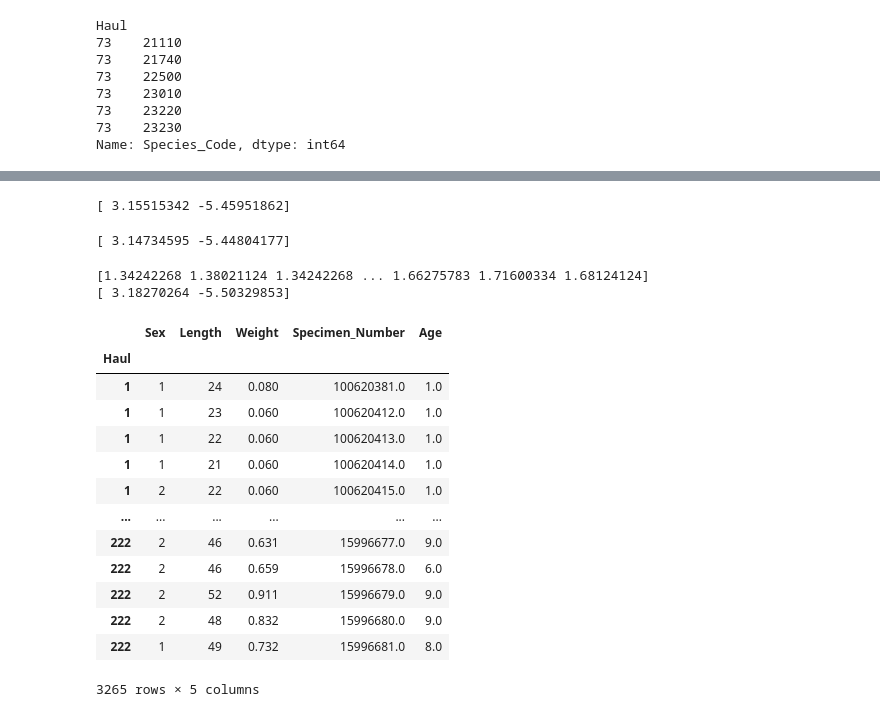
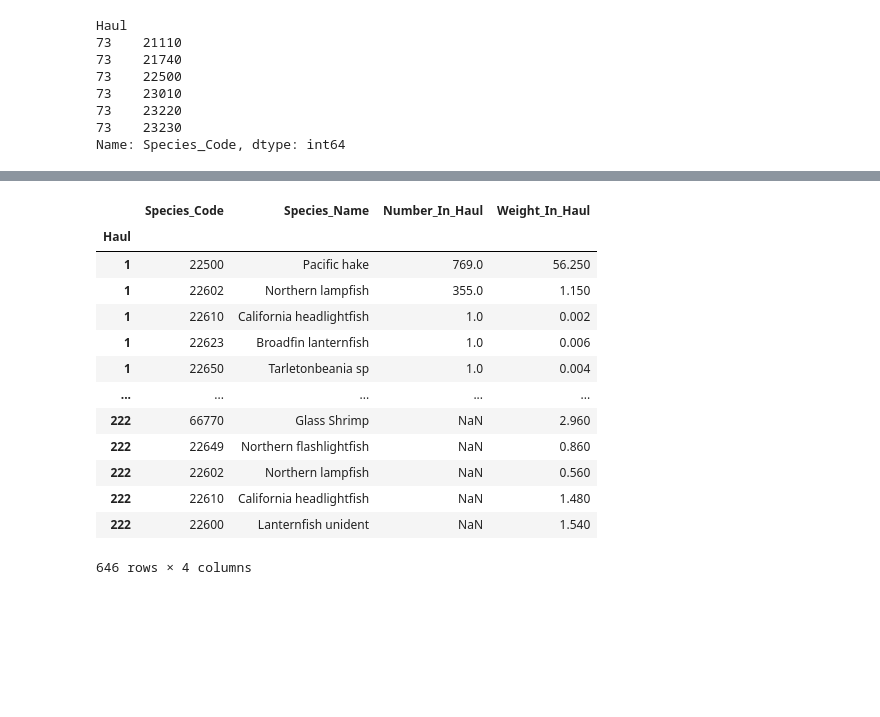
Before and after one commit to OSOceanAcoustics/echopop, a Jupyter notebook: proto_typing.ipynb, the cells around one changed output, grey strips where cells are left out. Cells and saved outputs as stored; diff of their text form; code cells hidden in the pictures; blank space fills up the shorter version.

Commit message:
add process length weight data and start working on constructing catch trawl output matrices

```diff
--- a/proto_typing.ipynb
+++ b/proto_typing.ipynb
@@ -9,7 +9,7 @@ epro_2019 = EchoPro(init_file_path='./config_files/initialization_config.yml',
                     source=3,
                     bio_data_type=1,
                     age_data_status=1,
-                    exclude_age1=False)
+                    exclude_age1=True)
 # %% [output]
 A check of the initialization file needs to be done!
 A check of the survey year file needs to be done!
@@ -153,62 +149,19 @@ epro_2019.specimen_df.head()
 # %%
 # specimen_ds = epro_2019.specimen_df.to_xarray()
-# %%
-
-# select the indices that do not have nan in either Length or Weight
-len_wgt_nonull = np.logical_and(epro_2019.specimen_df.Length.notnull(), epro_2019.specimen_df.Weight.notnull())
-
-df_no_null = epro_2019.specimen_df.loc[len_wgt_nonull]
-
-# length-weight regression for all trawls (male & female)
-x = np.log10(df_no_null.Length).values
-y = np.log10(df_no_null.Weight).values
-
-p = np.polyfit(x, y, 1)  # linear regression
-
-epro_2019.params['reg_w0'] = 10.0**p[1]
-epro_2019.params['reg_p'] = p[0]
-# %% [output]
-[ 3.15515342 -5.45951862]
-# %%
-# length-weight regression for all trawls for male
-xM = np.log10(df_no_null.Length[df_no_null.Sex == 1]).values
-yM = np.log10(df_no_null.Weight[df_no_null.Sex == 1]).values
-
-pM = np.polyfit(xM, yM, 1)  # linear regression
-
-epro_2019.params['reg_w0M'] = 10.0**pM[1]
-epro_2019.params['reg_pM'] = pM[0]
-# %% [output]
-[ 3.14734595 -5.44804177]
-# %%
-# length-weight regression for all trawls for female
-xF = np.log10(df_no_null.Length[df_no_null.Sex == 2]).values
-yF = np.log10(df_no_null.Weight[df_no_null.Sex == 2]).values
-
-print(xF)
-
-pF = np.polyfit(xF, yF, 1)  # linear regression
-
-print(pF)
-
-epro_2019.params['reg_w0F'] = 10.0**pF[1]
-epro_2019.params['reg_pF'] = pF[0]
-
-epro_2019.specimen_df
-# %% [output]
-[1.34242268 1.38021124 1.34242268 ... 1.66275783 1.71600334 1.68124124]
-[ 3.18270264 -5.50329853]
-|  | Sex | Length | Weight | Specimen_Number | Age |
-| Haul |  |  |  |  |  |
-| 1 | 1 | 24 | 0.080 | 100620381.0 | 1.0 |
-| 1 | 1 | 23 | 0.060 | 100620412.0 | 1.0 |
-| 1 | 1 | 22 | 0.060 | 100620413.0 | 1.0 |
-| 1 | 1 | 21 | 0.060 | 100620414.0 | 1.0 |
-| 1 | 2 | 22 | 0.060 | 100620415.0 | 1.0 |
-| ... | ... | ... | ... | ... | ... |
-| 222 | 2 | 46 | 0.631 | 15996677.0 | 9.0 |
-| 222 | 2 | 46 | 0.659 | 15996678.0 | 6.0 |
-| 222 | 2 | 52 | 0.911 | 15996679.0 | 9.0 |
-| 222 | 2 | 48 | 0.832 | 15996680.0 | 9.0 |
-| 222 | 1 | 49 | 0.732 | 15996681.0 | 8.0 |
-3265 rows × 5 columns
+# %%
+epro_2019.catch_df
+# %% [output]
+|  | Species_Code | Species_Name | Number_In_Haul | Weight_In_Haul |
+| Haul |  |  |  |  |
+| 1 | 22500 | Pacific hake | 769.0 | 56.250 |
+| 1 | 22602 | Northern lampfish | 355.0 | 1.150 |
+| 1 | 22610 | California headlightfish | 1.0 | 0.002 |
+| 1 | 22623 | Broadfin lanternfish | 1.0 | 0.006 |
+| 1 | 22650 | Tarletonbeania sp | 1.0 | 0.004 |
+| ... | ... | ... | ... | ... |
+| 222 | 66770 | Glass Shrimp | NaN | 2.960 |
+| 222 | 22649 | Northern flashlightfish | NaN | 0.860 |
+| 222 | 22602 | Northern lampfish | NaN | 0.560 |
+| 222 | 22610 | California headlightfish | NaN | 1.480 |
+| 222 | 22600 | Lanternfish unident | NaN | 1.540 |
+646 rows × 4 columns
```
Also changed, not shown: parts of 9 cells of this notebook, 2 other files.
